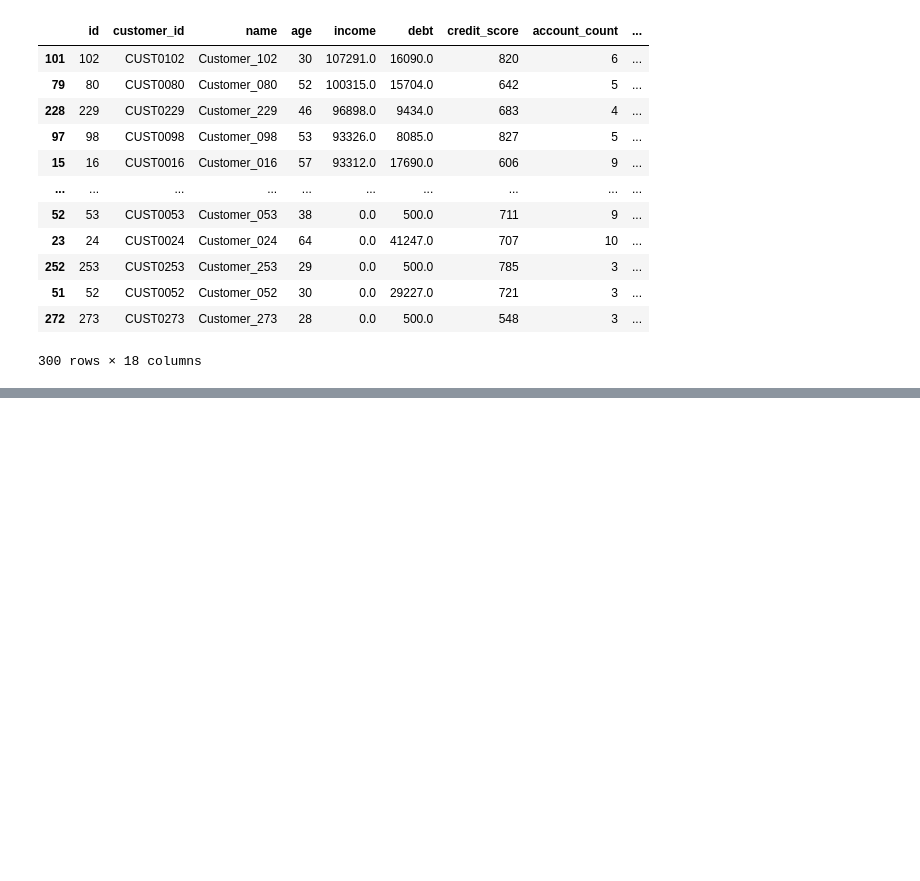
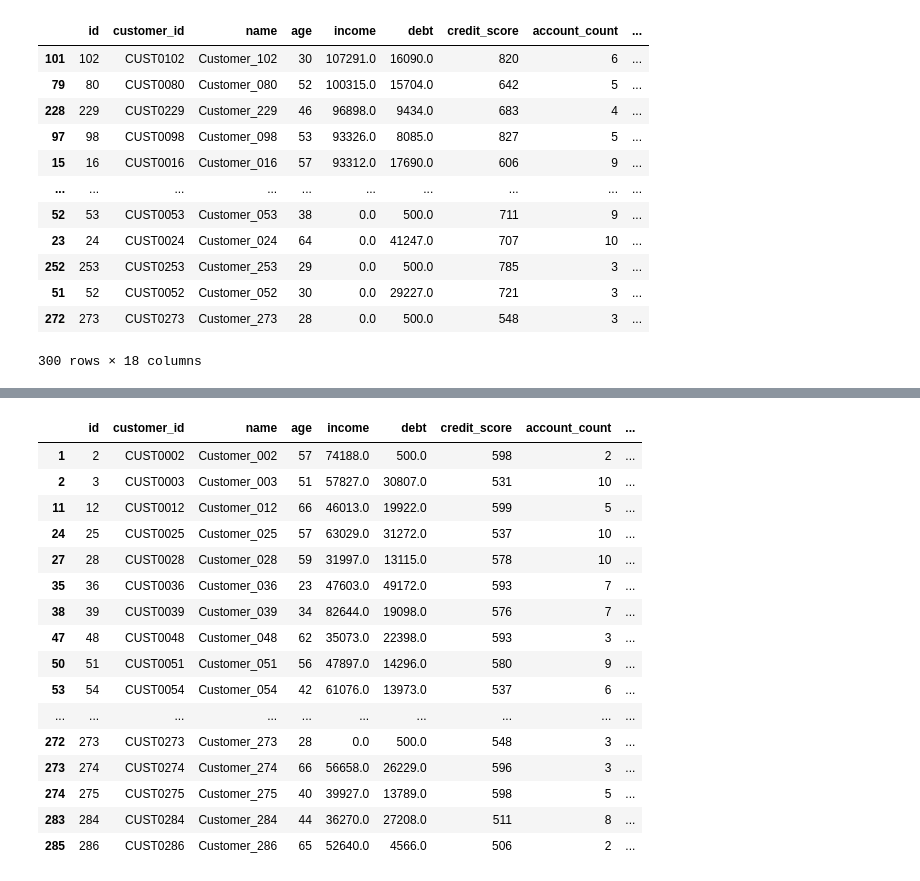
Before and after one commit to TheUnnamedOne-design/Generative-AI-and-Machine-Learning, a Jupyter notebook: Learning_Codes/Pandas_practise.ipynb, the cells around one changed output, grey strips where cells are left out. Cells and saved outputs as stored; diff of their text form; code cells hidden in the pictures; blank space fills up the shorter version.

```diff
--- a/Learning_Codes/Pandas_practise.ipynb
+++ b/Learning_Codes/Pandas_practise.ipynb
@@ -245,0 +300,21 @@ df.sort_values("income",ascending=False)
+# %%
+high_risk=df[df["credit_score"]<600]
+high_risk
+# %% [output]
+|  | id | customer_id | name | age | income | debt | credit_score | account_count | ... |
+| 1 | 2 | CUST0002 | Customer_002 | 57 | 74188.0 | 500.0 | 598 | 2 | ... |
+| 2 | 3 | CUST0003 | Customer_003 | 51 | 57827.0 | 30807.0 | 531 | 10 | ... |
+| 11 | 12 | CUST0012 | Customer_012 | 66 | 46013.0 | 19922.0 | 599 | 5 | ... |
+| 24 | 25 | CUST0025 | Customer_025 | 57 | 63029.0 | 31272.0 | 537 | 10 | ... |
+| 27 | 28 | CUST0028 | Customer_028 | 59 | 31997.0 | 13115.0 | 578 | 10 | ... |
+| 35 | 36 | CUST0036 | Customer_036 | 23 | 47603.0 | 49172.0 | 593 | 7 | ... |
+| 38 | 39 | CUST0039 | Customer_039 | 34 | 82644.0 | 19098.0 | 576 | 7 | ... |
+| 47 | 48 | CUST0048 | Customer_048 | 62 | 35073.0 | 22398.0 | 593 | 3 | ... |
+| 50 | 51 | CUST0051 | Customer_051 | 56 | 47897.0 | 14296.0 | 580 | 9 | ... |
+| 53 | 54 | CUST0054 | Customer_054 | 42 | 61076.0 | 13973.0 | 537 | 6 | ... |
+| ... | ... | ... | ... | ... | ... | ... | ... | ... | ... |
+| 272 | 273 | CUST0273 | Customer_273 | 28 | 0.0 | 500.0 | 548 | 3 | ... |
+| 273 | 274 | CUST0274 | Customer_274 | 66 | 56658.0 | 26229.0 | 596 | 3 | ... |
+| 274 | 275 | CUST0275 | Customer_275 | 40 | 39927.0 | 13789.0 | 598 | 5 | ... |
+| 283 | 284 | CUST0284 | Customer_284 | 44 | 36270.0 | 27208.0 | 511 | 8 | ... |
+| 285 | 286 | CUST0286 | Customer_286 | 65 | 52640.0 | 4566.0 | 506 | 2 | ... |
```
Also changed, not shown: parts of 11 cells of this notebook.
